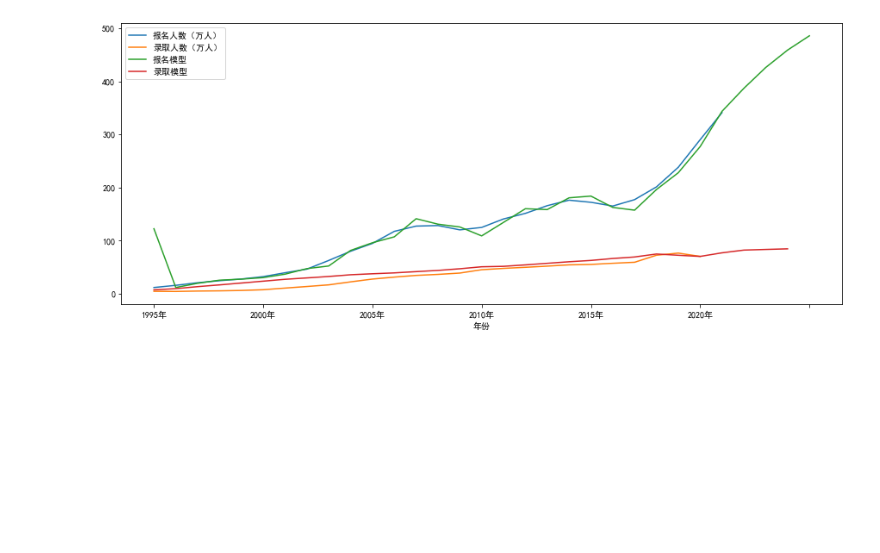
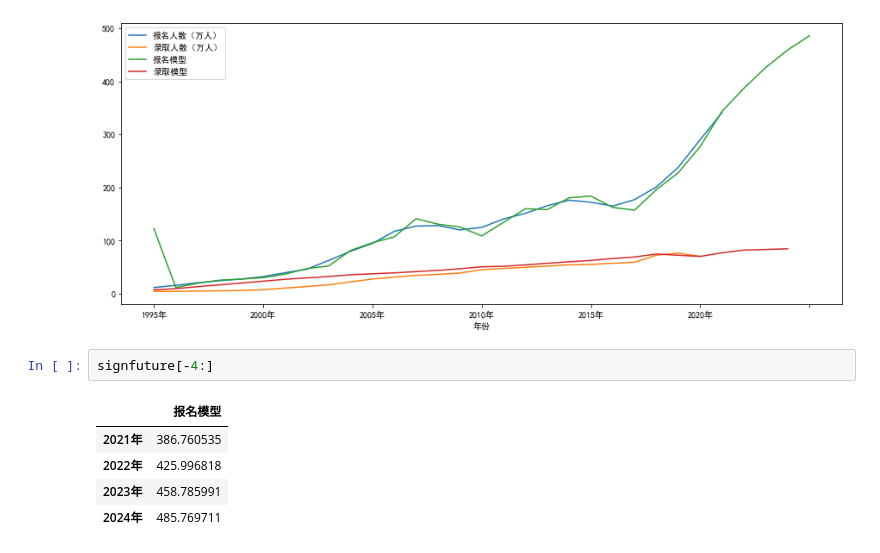
Before and after one commit to thales-ucas/postgrad, a Jupyter notebook: ts.ipynb, the cells around one changed output. Cells and saved outputs as stored; diff of their text form; blank space fills up the shorter version.

```diff
--- a/ts.ipynb
+++ b/ts.ipynb
@@ -341,3 +342,11 @@ enrollfuture.plot(ax=ax)
 # %% [output]
 <AxesSubplot:xlabel='年份'>
 [figure]
+# %%
+signfuture[-4:]
+# %% [output]
+|  | 报名模型 |
+| 2021年 | 386.760535 |
+| 2022年 | 425.996818 |
+| 2023年 | 458.785991 |
+| 2024年 | 485.769711 |
```
Also changed, not shown: parts of 2 cells of this notebook, 1 other file.
